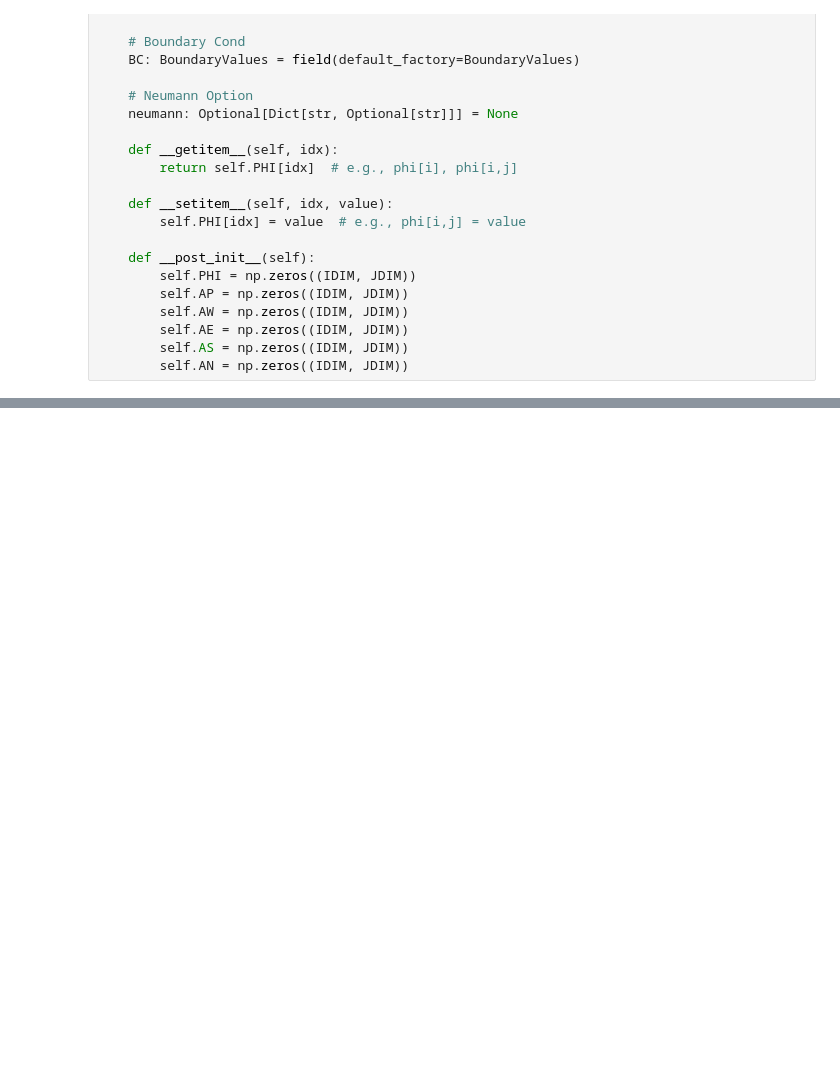
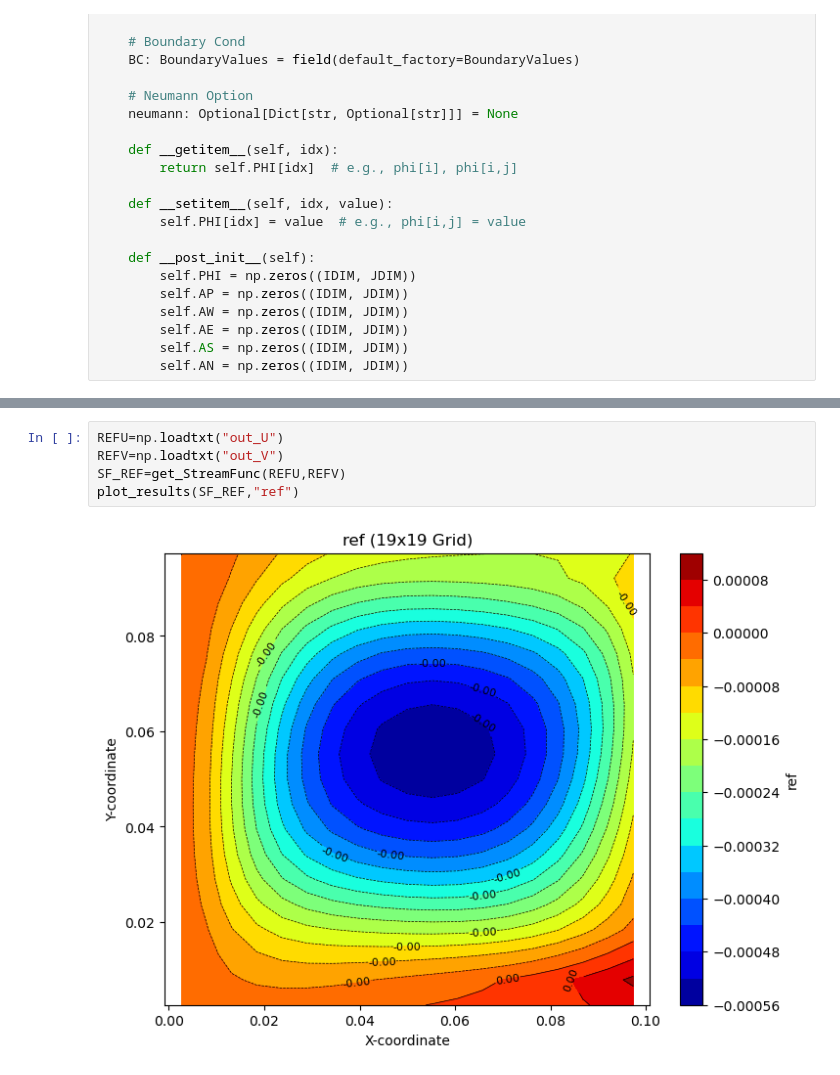
Before and after one commit to jo0n-lab/CFD_SCRACTH, a Jupyter notebook: tmp.ipynb, the cells around one changed output, grey strips where cells are left out. Saved outputs shown, nothing was run; the diff lists cells and outputs as text; blank space fills up the shorter version.

```diff
--- a/tmp.ipynb
+++ b/tmp.ipynb
@@ -1018,0 +1046,7 @@ plt.plot(YP[j_range],V.PHI[0,j_range])
+# %%
+REFU=np.loadtxt("out_U")
+REFV=np.loadtxt("out_V")
+SF_REF=get_StreamFunc(REFU,REFV)
+plot_results(SF_REF,"ref")
+# %% [output]
+[figure, added]
```
Also changed, not shown: parts of 19 cells of this notebook, 9 other files.
